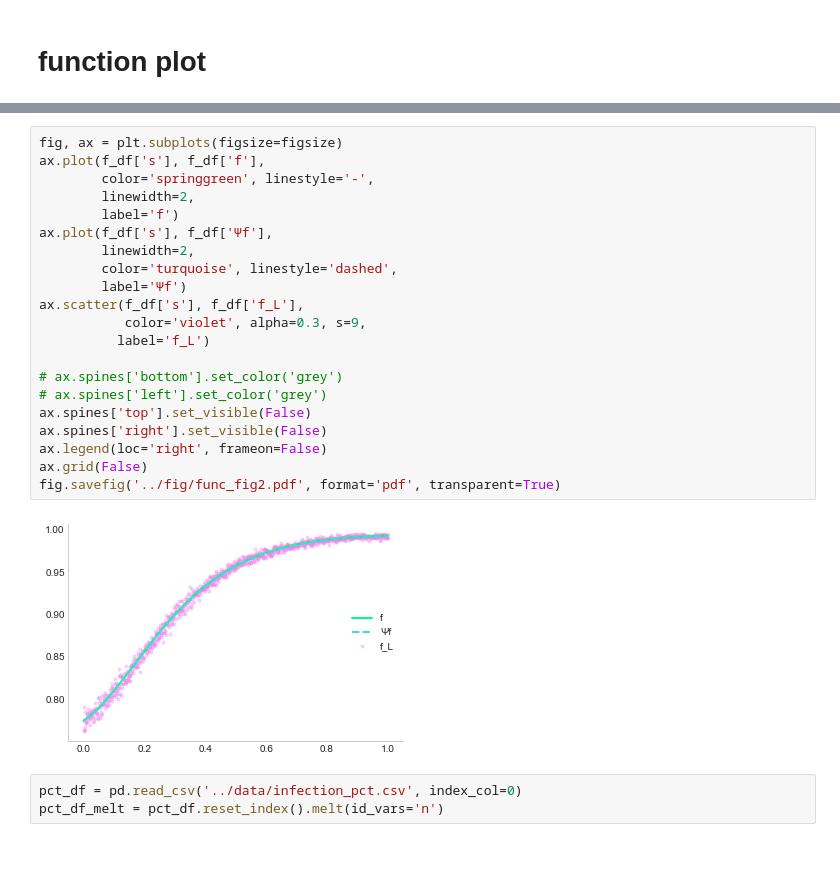
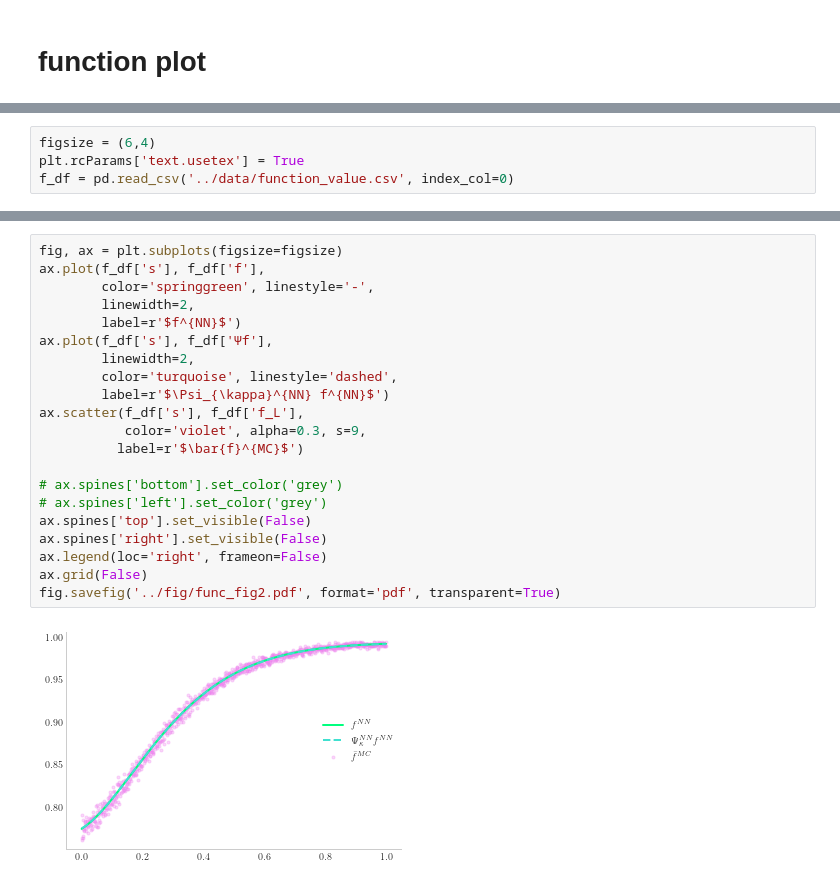
Before and after one commit to jmlinx/BPRG, a Jupyter notebook: notebook/2_plotting.ipynb, the cells around one changed output, grey strips where cells are left out. Saved outputs shown, nothing was run; the diff lists cells and outputs as text; blank space fills up the shorter version.

```diff
--- a/notebook/2_plotting.ipynb
+++ b/notebook/2_plotting.ipynb
@@ -110,0 +100,4 @@ fig.savefig('../fig/func_fig1.pdf', format='pdf', transparent=True)
+# %%
+figsize = (6,4)
+plt.rcParams['text.usetex'] = True
+f_df = pd.read_csv('../data/function_value.csv', index_col=0)
@@ -111,26 +124,23 @@ fig.savefig('../fig/func_fig1.pdf', format='pdf', transparent=True)
 # %%
 fig, ax = plt.subplots(figsize=figsize)
 ax.plot(f_df['s'], f_df['f'],
         color='springgreen', linestyle='-',
         linewidth=2,
-        label='f')
+        label=r'$f^{NN}$')
 ax.plot(f_df['s'], f_df['Ψf'],
         linewidth=2,
         color='turquoise', linestyle='dashed',
-        label='Ψf')
+        label=r'$\Psi_{\kappa}^{NN} f^{NN}$')
 ax.scatter(f_df['s'], f_df['f_L'],
            color='violet', alpha=0.3, s=9,
-          label='f_L')
+          label=r'$\bar{f}^{MC}$')
 
 # ax.spines['bottom'].set_color('grey')
 # ax.spines['left'].set_color('grey')
 ax.spines['top'].set_visible(False)
 ax.spines['right'].set_visible(False)
 ax.legend(loc='right', frameon=False)
 ax.grid(False)
 fig.savefig('../fig/func_fig2.pdf', format='pdf', transparent=True)
 # %% [output]
-[figure, old version]
+[figure, new version]
-# %%
-pct_df = pd.read_csv('../data/infection_pct.csv', index_col=0)
-pct_df_melt = pct_df.reset_index().melt(id_vars='n')
```
Also changed, not shown: parts of 10 cells of this notebook, 1 other file.
